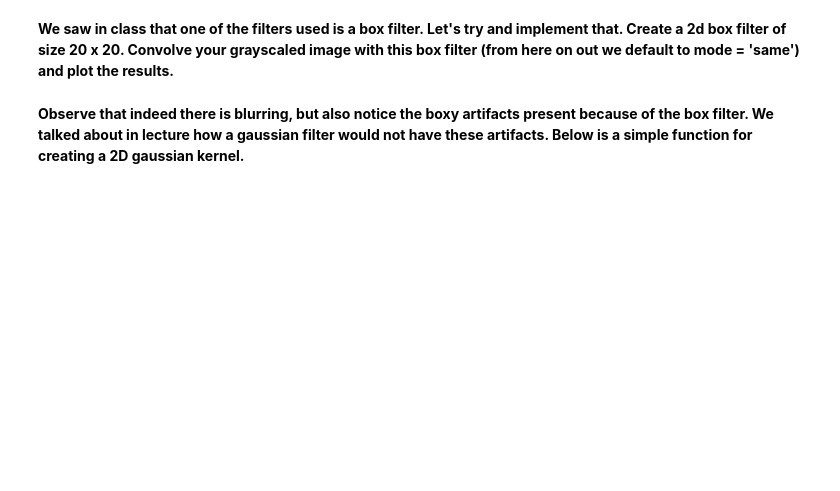
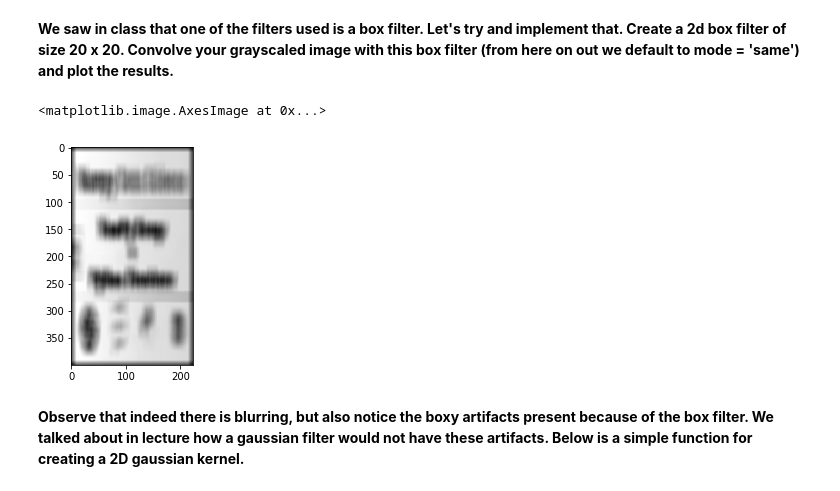
Before and after one commit to dlezcan1/computer-vision-fall-2020, a Jupyter notebook: week2/(Week_2)_Convolutions.ipynb, the cells around one changed output. Drawn from its saved outputs; the diff is of its cells as text; code cells hidden in the pictures; blank space fills up the shorter version.

```diff
--- a/week2/(Week_2)_Convolutions.ipynb
+++ b/week2/(Week_2)_Convolutions.ipynb
@@ -101,5 +206,12 @@ print(gray_frame.shape)
 # %% [markdown]
 **We saw in class that one of the filters used is a box filter. Let's try and implement that. Create a 2d box filter of size 20 x 20. Convolve your grayscaled image with this box filter (from here on out we default to mode = 'same') and plot the results.**
+# %%
+box_kernel = np.ones((20,20))
+result_box = signal.convolve2d(gray_frame, box_kernel, mode='same')
+plt.imshow(result_box, cmap='gray')
+# %% [output]
+<matplotlib.image.AxesImage at 0x...>
+[figure, added]
 # %% [markdown]
 **Observe that indeed there is blurring, but also notice the boxy artifacts present because of the box filter. We talked about in lecture how a gaussian filter would not have these artifacts. Below is a simple function for creating a 2D gaussian kernel.**
 # %%
```
Also changed, not shown: parts of 32 cells of this notebook, 2 other files.
